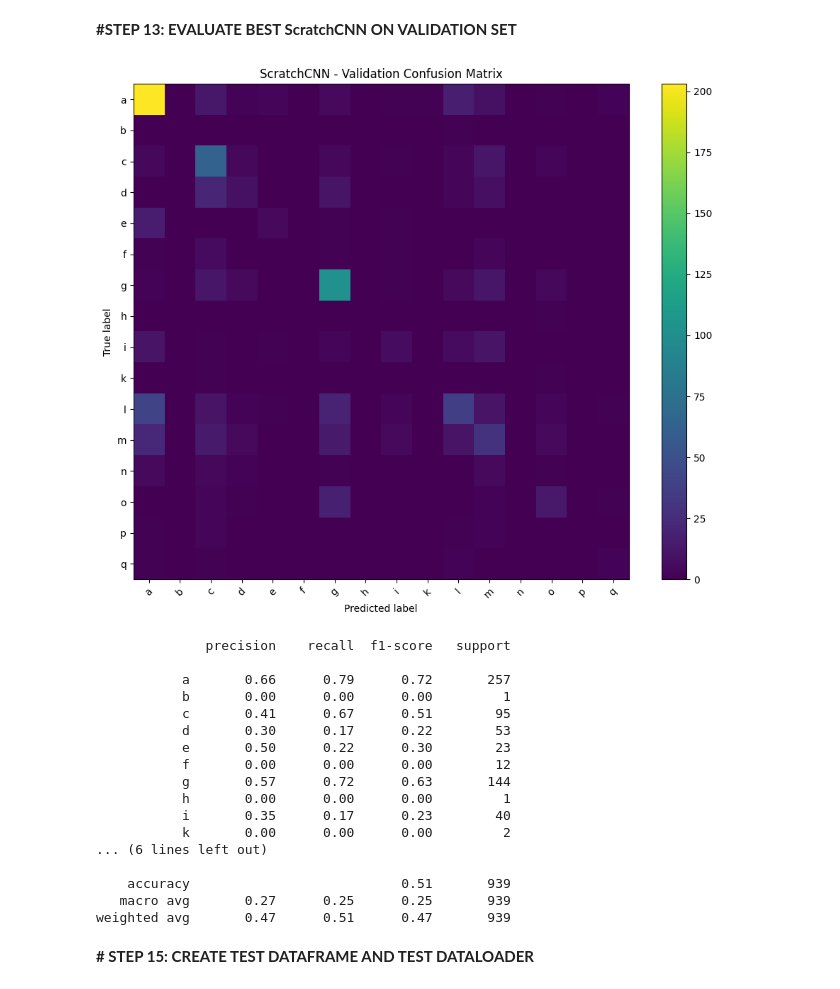
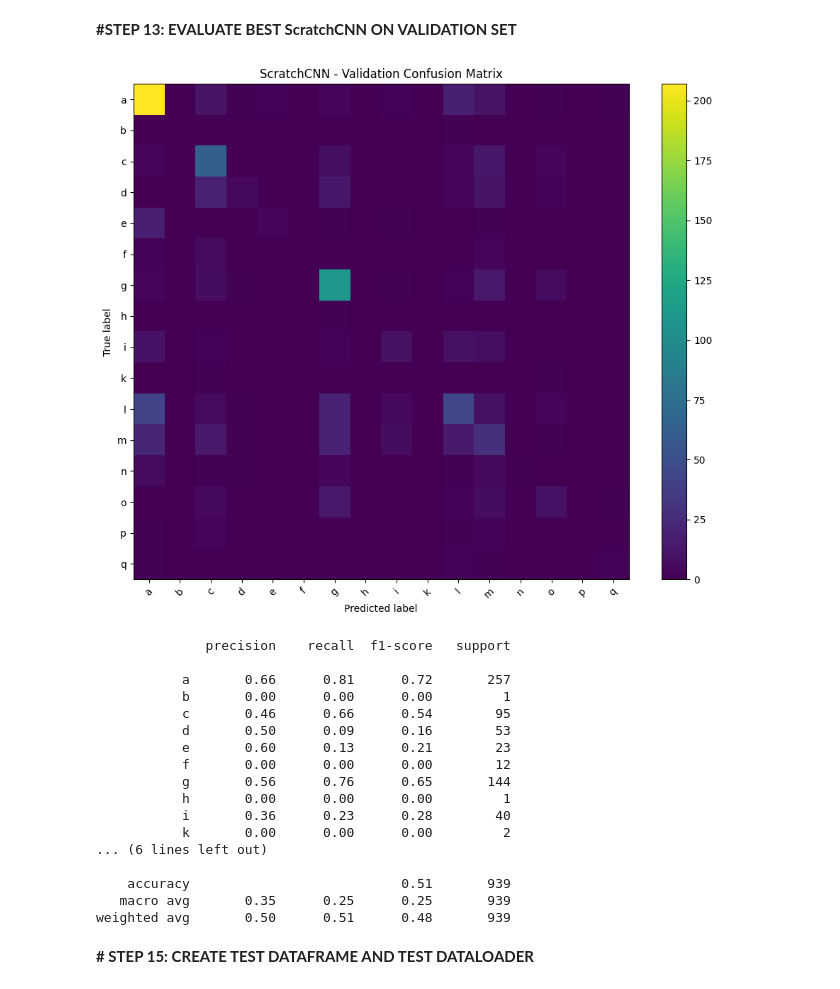
Before and after one commit to subudear/deep-learning, a Jupyter notebook: assignment1/scratch_lower_learning_rate_model.ipynb, the cells around one changed output. Drawn from its saved outputs; the diff is of its cells as text; code cells hidden in the pictures.

```diff
--- a/assignment1/scratch_lower_learning_rate_model.ipynb
+++ b/assignment1/scratch_lower_learning_rate_model.ipynb
@@ -415,13 +415,13 @@ Parameter Group 0
 **# STEP 12: train ScratchCNN using scratch_train_loader and scratch_val_loader**
 # %%
 # Path where the best ScratchCNN model will be saved
-scratch_best_path = "/content/drive/MyDrive/scratchcnn_E_lowlr_best.pth"
+scratch_best_path = "/content/drive/MyDrive/scratchcnn_E_lowlr_best2.pth"
 
 # Keep track of the best validation accuracy seen so far
 best_scratch_val_acc = 0.0
 
 # Number of training epochs for the first ScratchCNN experiment
-num_epochs = 10
+num_epochs = 15
 
 for epoch in range(num_epochs):
     # -------------------------
@@ -567,7 +567,7 @@ scratch_model = ScratchCNN(num_classes=len(label_to_idx))
 scratch_model = scratch_model.to(device)
 
 # Load the best saved ScratchCNN model
-checkpoint_path = "/content/drive/MyDrive/scratchcnn_E_lowlr_best.pth"
+checkpoint_path = "/content/drive/MyDrive/scratchcnn_E_lowlr_best2.pth"
 checkpoint = torch.load(checkpoint_path, map_location=device)
 scratch_model.load_state_dict(checkpoint["model_state_dict"])
 
@@ -587,51 +587,51 @@ with torch.no_grad():
 
         all_true.extend(labels.cpu().numpy())
         all_pred.extend(preds.cpu().numpy())
 
 # Build confusion matrix
 cm = confusion_matrix(all_true, all_pred)
 
 plt.figure(figsize=(10, 8))
 plt.imshow(cm, interpolation="nearest")
 plt.title("ScratchCNN - Validation Confusion Matrix")
 plt.colorbar()
 
 class_names = [idx_to_label[i] for i in range(len(idx_to_label))]
 tick_marks = np.arange(len(class_names))
 plt.xticks(tick_marks, class_names, rotation=45)
 plt.yticks(tick_marks, class_names)
 
 plt.xlabel("Predicted label")
 plt.ylabel("True label")
 plt.tight_layout()
 plt.show()
 
 # Print classification report
 print(classification_report(
     all_true,
     all_pred,
     target_names=class_names,
     zero_division=0
 ))
 # %% [output]
-[figure, old version]
+[figure, new version]
               precision    recall  f1-score   support
 
-           a       0.66      0.79      0.72       257
+           a       0.66      0.81      0.72       257
            b       0.00      0.00      0.00         1
-           c       0.41      0.67      0.51        95
-           d       0.30      0.17      0.22        53
-           e       0.50      0.22      0.30        23
+           c       0.46      0.66      0.54        95
+           d       0.50      0.09      0.16        53
+           e       0.60      0.13      0.21        23
            f       0.00      0.00      0.00        12
-           g       0.57      0.72      0.63       144
+           g       0.56      0.76      0.65       144
            h       0.00      0.00      0.00         1
-           i       0.35      0.17      0.23        40
+           i       0.36      0.23      0.28        40
            k       0.00      0.00      0.00         2
 ... (6 lines left out)
 
     accuracy                           0.51       939
-   macro avg       0.27      0.25      0.25       939
-weighted avg       0.47      0.51      0.47       939
+   macro avg       0.35      0.25      0.25       939
+weighted avg       0.50      0.51      0.48       939
 # %% [markdown]
 **# STEP 15: CREATE TEST DATAFRAME AND TEST DATALOADER**
 # %%
```
Also changed, not shown: parts of 2 cells of this notebook.
